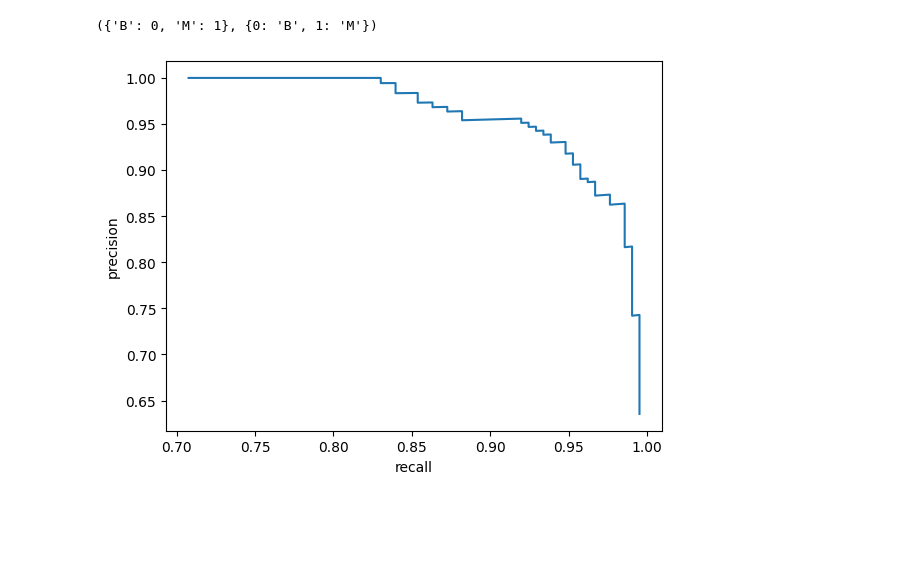
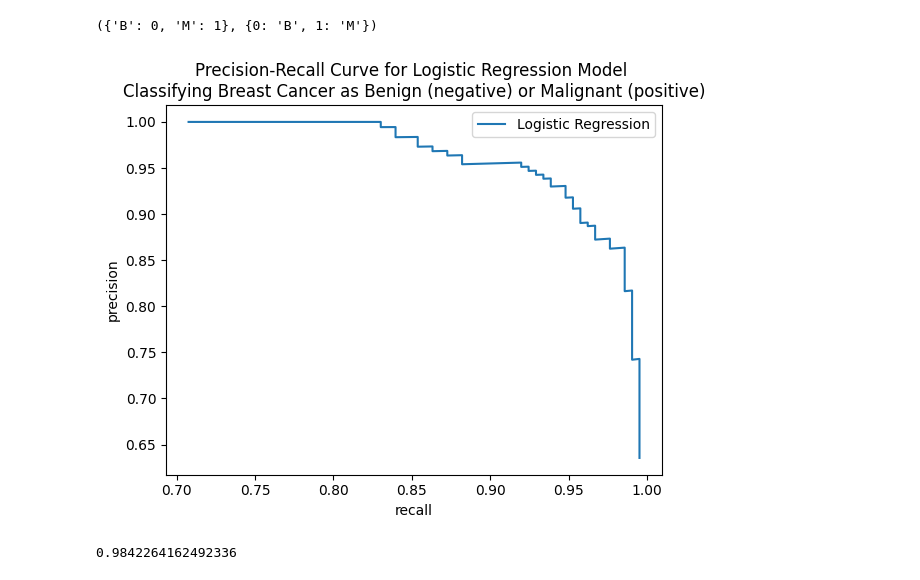
Before and after one commit to cgeils25/Probabilistic_Machine_Learning_Notes, a Jupyter notebook: Chapter_5/precision_recall_curve.ipynb, the cells around one changed output. Drawn from its saved outputs; the diff is of its cells as text; code cells hidden in the pictures; blank space fills up the shorter version.

Commit message:
add description and compute area under PR curve

```diff
--- a/Chapter_5/precision_recall_curve.ipynb
+++ b/Chapter_5/precision_recall_curve.ipynb
@@ -60,7 +78,7 @@ def compute_precision(y_true: np.ndarray, y_pred: np.ndarray) -> float:
         return 0
 
     # what proportion of samples which are predicted to be positive are actually positive?
-    return np.mean(y_pred[positive_pred_mask] == y_true[positive_pred_mask])
+    return np.mean(y_true[positive_pred_mask] == 1)
 
 
 def compute_recall(y_true: np.ndarray, y_pred: np.ndarray) -> float:
@@ -82,9 +100,11 @@ def compute_recall(y_true: np.ndarray, y_pred: np.ndarray) -> float:
         return 0
 
     # what proportion of samples which are actually positive are predicted to be positive?
-    return np.mean(y_pred[positive_mask] == y_true[positive_mask])
+    return np.mean(y_pred[positive_mask] == 1)
 # %%
+# calculate precision and recall for different decision threshold values
 y_proba_positive = y_proba[:, 1]
+y_proba
 
 decision_thresholds = np.linspace(start = 0.01, stop=.99, num=1000)
 
@@ -96,11 +116,41 @@ for decision_threshold in decision_thresholds:
 
     precisions.append(compute_precision(y, y_pred))
     recalls.append(compute_recall(y, y_pred))
+
+precisions = np.array(precisions)
+recalls = np.array(recalls)
 # %%
-plt.plot(recalls, precisions)
+plt.plot(recalls, precisions, label='Logistic Regression')
 plt.xlabel('recall')
 plt.ylabel('precision')
+plt.title('Precision-Recall Curve for Logistic Regression Model \nClassifying Breast Cancer as Benign (negative) or Malignant (positive)')
+plt.legend()
 
 plt.show()
 # %% [output]
-[figure, old version]
+[figure, new version]
+# %%
+# use the trapezoidal rule to compute the area under the PR curve
+total_area = 0
+
+recalls_sorted_idx = np.argsort(recalls)
+
+recalls_sorted = recalls[recalls_sorted_idx]
+precisions_sorted = precisions[recalls_sorted_idx]
+
+for i in range(len(recalls) - 1):
+    height = (precisions_sorted[i] + precisions_sorted[i + 1]) / 2
+    width = recalls_sorted[i + 1] - recalls_sorted[i]
+
+    area = height * width
+
+    total_area += area
+
+# add in any missing area from the left
+min_recall_idx = np.argmin(recalls)
+
+total_area += recalls[min_recall_idx] * precisions[min_recall_idx]
+
+print(total_area)
+# %% [output]
+0.9842264162492336
```
Also changed, not shown: parts of 3 cells of this notebook.
